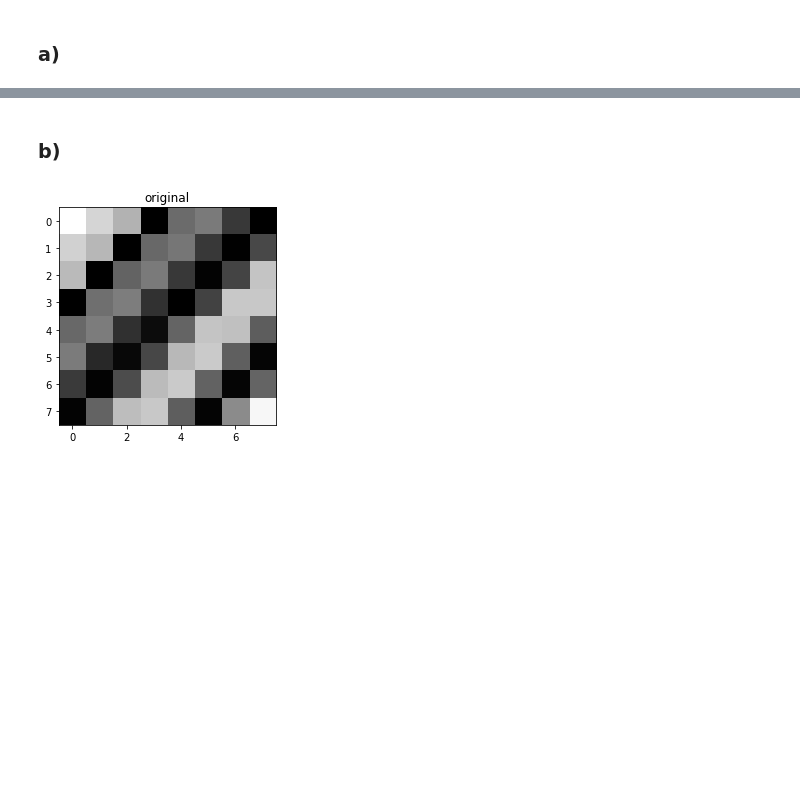
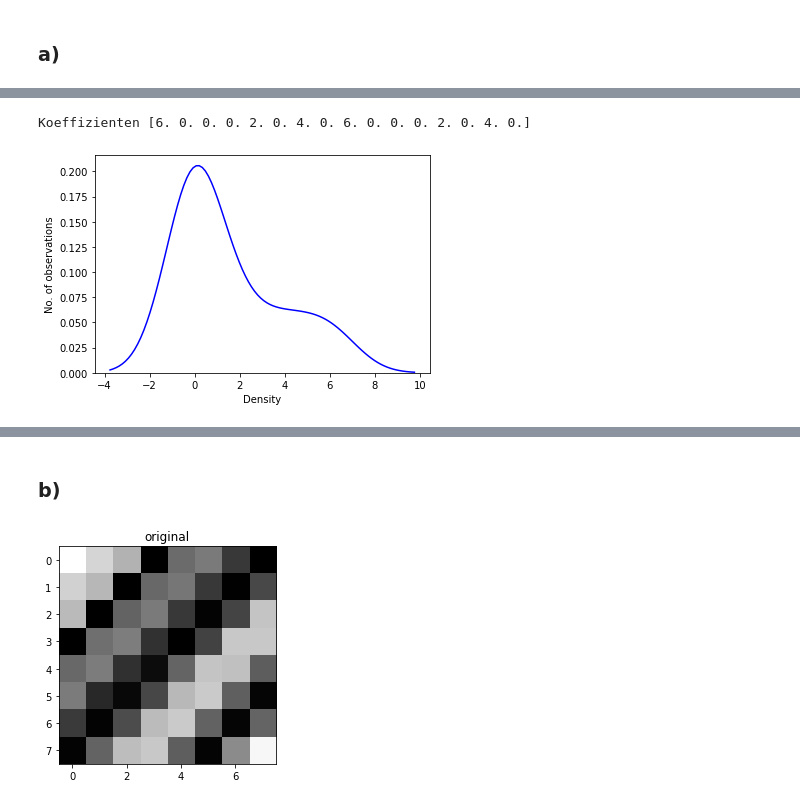
Before and after one commit to Asphilia/Numerik2, a Jupyter notebook: Abgabe4_Katter_Reichling.ipynb, the cells around one changed output, grey strips where cells are left out. Cells and saved outputs as stored; diff of their text form; code cells hidden in the pictures; blank space fills up the shorter version.

```diff
--- a/Abgabe4_Katter_Reichling.ipynb
+++ b/Abgabe4_Katter_Reichling.ipynb
@@ -11,0 +31,14 @@ import plotly.express as px
+# %%
+V2 = np.array([[3,3,3,3],
+                [3,-1,-1,3],
+                [3,3,3,3],
+                [3,-1,-1,3]])
+
+coefV2 = sfft.dct(V2, norm = 'ortho').reshape(16)
+plt.xlabel('Density')
+plt.ylabel('No. of observations')
+seaborn.kdeplot(coefV2, color="b")
+print('Koeffizienten', coefV2)
+# %% [output]
+Koeffizienten [6. 0. 0. 0. 2. 0. 4. 0. 6. 0. 0. 0. 2. 0. 4. 0.]
+[figure, added]
```
Also changed, not shown: parts of 8 cells of this notebook.
